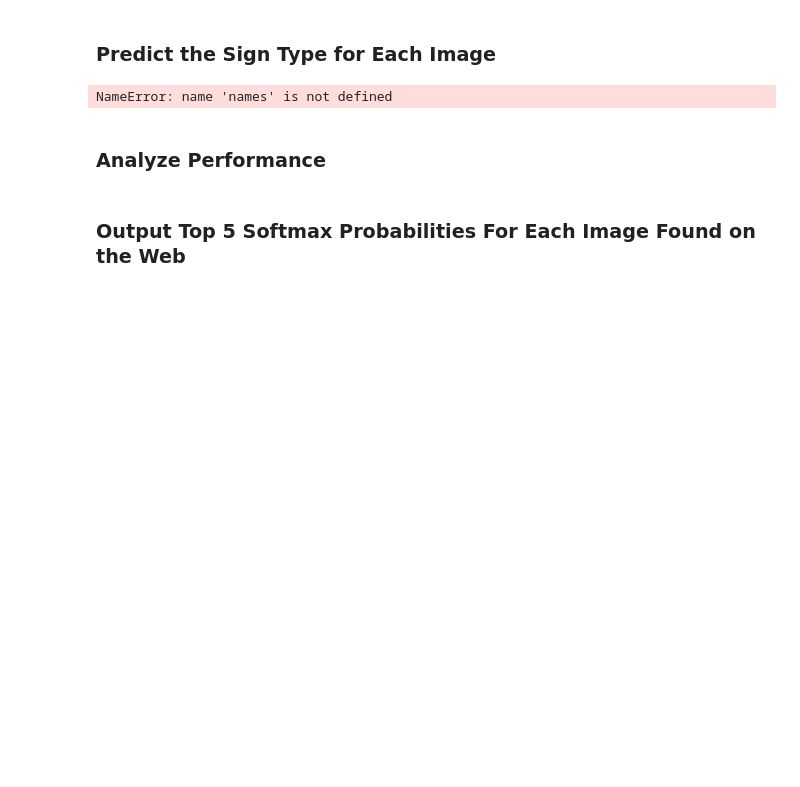
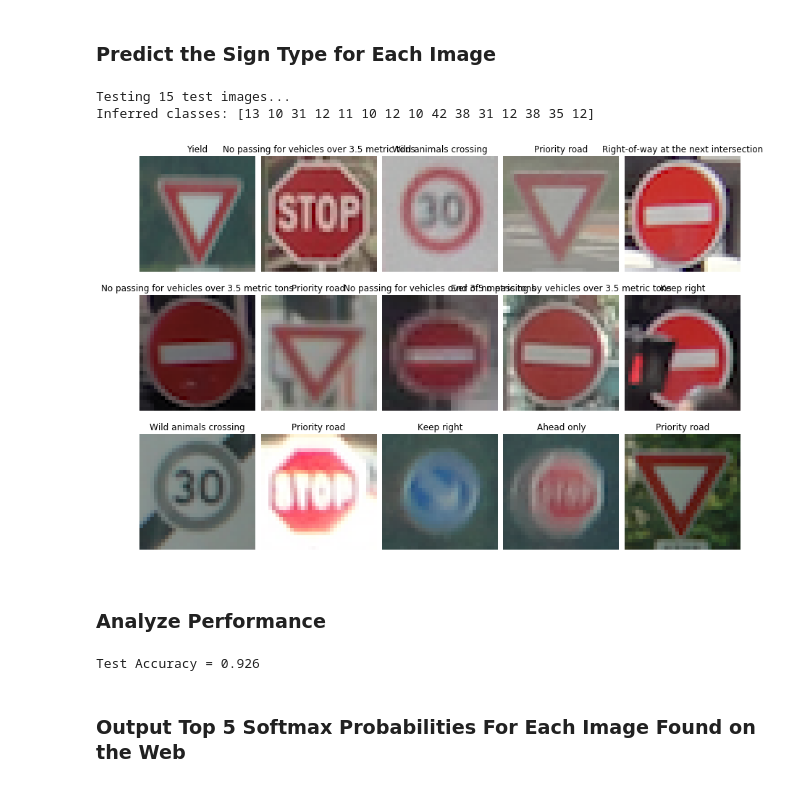
Before and after one commit to dennisjay/CarND-Traffic-Sign-Classifier-Project, a Jupyter notebook: Traffic_Sign_Classifier.ipynb, the cells around one changed output. Cells and saved outputs as stored; diff of their text form; code cells hidden in the pictures; blank space fills up the shorter version.

```diff
--- a/Traffic_Sign_Classifier.ipynb
+++ b/Traffic_Sign_Classifier.ipynb
@@ -268,6 +270,7 @@ cross_entropy = tf.nn.softmax_cross_entropy_with_logits(labels=one_hot_y, logits
 loss_operation = tf.reduce_mean(cross_entropy)
 optimizer = tf.train.AdamOptimizer(learning_rate = learning_rate)
 training_operation = optimizer.minimize(loss_operation)
+inference_operation = tf.argmax(logits, 1)
 # %% [markdown]
 ### Train, Validate and Test the Model
 # %% [markdown]
@@ -282,8 +285,8 @@ def evaluate(X_data, y_data):
     num_examples = len(X_data)
     total_accuracy = 0
     sess = tf.get_default_session()
-    for offset in range(0, num_examples, batch_size):
-        batch_x, batch_y = X_data[offset:offset+batch_size], y_data[offset:offset+batch_size]
+    for offset in range(0, num_examples, BATCH_SIZE):
+        batch_x, batch_y = X_data[offset:offset+BATCH_SIZE], y_data[offset:offset+BATCH_SIZE]
         accuracy = sess.run(accuracy_operation, feed_dict={x: batch_x, y: batch_y})
         total_accuracy += (accuracy * len(batch_x))
     return total_accuracy / num_examples
@@ -376,31 +368,58 @@ for url in image_urls:
 # %% [markdown]
 ### Predict the Sign Type for Each Image
-# %%
-import pandas as pd
-
-names
-# %% [output]
-NameError: name 'names' is not defined
-# %%
-
-with tf.Session() as sess:
-    saver.restore(sess, tf.train.latest_checkpoint('.'))
-
-    prediction = sess.run( tf.nn.softmax(logits), feed_dict={x: inet_images} )
-
-    print( prediction )
-    classes = np.argmax( prediction, axis=1 )
-
-    for cls in classes:
-        print( names[names.ClassId == cls] )
+# %%
+import os
+import matplotlib.image as mpimg
+import numpy as np
+
+
+# convert to B/W
+own_images_bw = np.array([cv2.cvtColor(image, cv2.COLOR_RGB2GRAY) for image in own_images])
+
+# use absolute values
+own_images_abs = np.array([cv2.convertScaleAbs(image) for image in own_images_bw])
+
+# apply histogram equalization
+own_images_hst_eq = np.array([cv2.equalizeHist(image) for image in own_images_abs])
+
+# reshape for conv layer
+own_images_reshaped = own_images_hst_eq.reshape( -1 , 32, 32, 1 )
+
+# normalize range
+own_images_normalized = (own_images_reshaped - 128) / 128
+
+with tf.Session() as sess:
+    print("Testing {} test images...".format(len(own_images)))
+    saver.restore(sess, tf.train.latest_checkpoint('.'))
+
+    inference_output = sess.run(inference_operation, feed_dict={x: own_images_normalized})
+    print("Inferred classes:", inference_output)
+
+    count = len(own_images)
+    fig, axs = plt.subplots(3, 5, figsize=(15, 10))
+    fig.subplots_adjust(hspace = .2, wspace=.001)
+    axs = axs.ravel()
+    for i in range(0, count):
+        image = own_images[i]
+        evaluated = inference_output[i]
+
+        axs[i].axis('off')
+        axs[i].set_title(sign_names.values[evaluated][1])
+        axs[i].imshow(image)
+# %% [output]
+Testing 15 test images...
+Inferred classes: [13 10 31 12 11 10 12 10 42 38 31 12 38 35 12]
+[figure, added]
 # %% [markdown]
 ### Analyze Performance
 # %%
 with tf.Session() as sess:
     saver.restore(sess, tf.train.latest_checkpoint('.'))
 
-    test_accuracy = evaluate(X_testing, y_testing)
+    test_accuracy = evaluate(X_test, y_test)
     print("Test Accuracy = {:.3f}".format(test_accuracy))
+# %% [output]
+Test Accuracy = 0.926
 # %% [markdown]
 ### Output Top 5 Softmax Probabilities For Each Image Found on the Web
 # %% [markdown]
```
Also changed, not shown: parts of 6 cells of this notebook, 22 other files.
